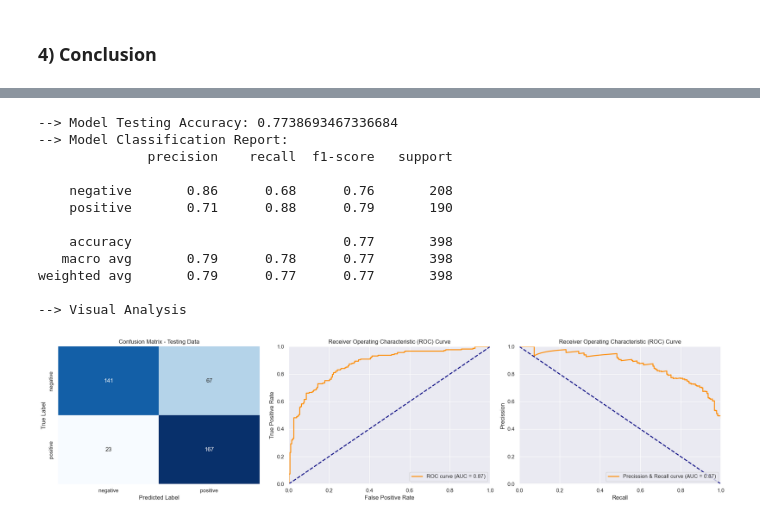
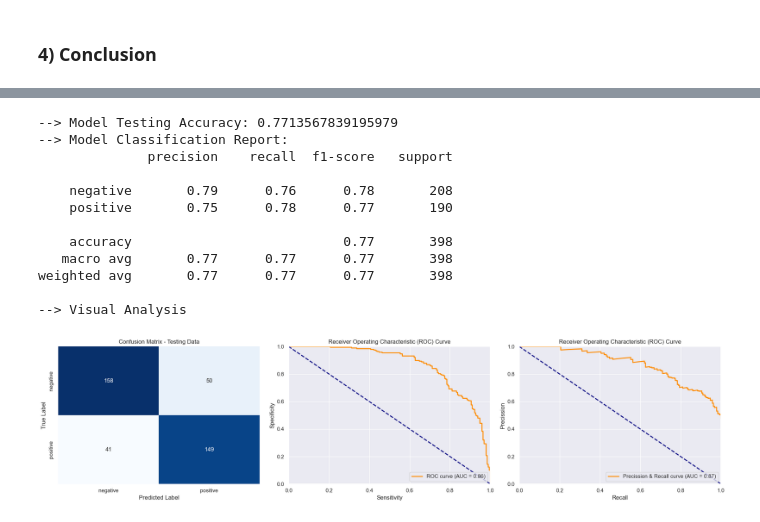
Before and after one commit to jquinatoa/Jquinatoa_Portfolio, a Jupyter notebook: RNN - Sentiment Analysis/sentiment_analysis.ipynb, the cells around one changed output, grey strips where cells are left out. Saved outputs shown, nothing was run; the diff lists cells and outputs as text; code cells hidden in the pictures.

```diff
--- a/RNN - Sentiment Analysis/sentiment_analysis.ipynb
+++ b/RNN - Sentiment Analysis/sentiment_analysis.ipynb
@@ -513,13 +549,13 @@ model_bilstm.compile(loss='binary_crossentropy', optimizer=Nadam(learning_rate=0
 model_bilstm.summary()
 
 # Define callbacks
-checkpoint_callback = tf.keras.callbacks.ModelCheckpoint(filepath='models/bilstm_model.h5.h5',
+checkpoint_callback_bilstm = tf.keras.callbacks.ModelCheckpoint(filepath='models/bilstm_model.h5',
                                                          save_best_only=True,
                                                          monitor='accuracy',
                                                          mode='max',
                                                          verbose=1)
 
-early_stopping_callback = tf.keras.callbacks.EarlyStopping(monitor='val_loss',
+early_stopping_callback_bilstm = tf.keras.callbacks.EarlyStopping(monitor='val_loss',
                                                           patience=3,
                                                           restore_best_weights=True,
                                                           verbose=1)
@@ -529,5 +565,5 @@ history_bilstm_m = model_bilstm.fit(X_train,
                             batch_size= 1,
                             validation_data=(X_validation, validation_data_labels),
                             epochs = 100,
-                            callbacks=[checkpoint_callback, early_stopping_callback])
+                            callbacks=[checkpoint_callback_bilstm, early_stopping_callback_bilstm])
 # %% [output]
@@ -575,12 +615,12 @@ def visual_analysis(model, data_text, data_labels, data_set, threshold = 0.5):
     plt.subplot(1, 3, 2)
     fpr, tpr, _ = roc_curve(data_labels, predicted_labels)
     roc_auc = auc(fpr, tpr)
-    plt.plot(fpr, tpr, color='darkorange', lw=2, label=f'ROC curve (AUC = {roc_auc:.2f})')
-    plt.plot([0, 1], [0, 1], color='navy', lw=2, linestyle='--')
+    plt.plot(tpr, 1 - fpr, color='darkorange', lw=2, label=f'ROC curve (AUC = {roc_auc:.2f})')
+    plt.plot([1, 0], [0, 1], color='navy', lw=2, linestyle='--')
     plt.xlim([0.0, 1.0])
     plt.ylim([0.0, 1.0])
-    plt.xlabel('False Positive Rate')
-    plt.ylabel('True Positive Rate')
+    plt.xlabel('Sensitivity')
+    plt.ylabel('Specificity')
     plt.title('Receiver Operating Characteristic (ROC) Curve')
     plt.legend(loc='lower right')
 
@@ -604,8 +644,8 @@ def visual_analysis(model, data_text, data_labels, data_set, threshold = 0.5):
 def predictions(model, data_text, threshold):
     # Convert predictions to binary labels (0 or 1)
     predicted_labels = model.predict(data_text, verbose=0).flatten()
-    predicted_labels_binary = [1 if label > threshold else 0 for label in predicted_labels]
-    return predicted_labels_binary
+    predicted_labels_binary = (predicted_labels > threshold).astype('int')
+    return np.array(predicted_labels_binary)
 # %% [markdown]
 * ##### Experiment #1 GRU
 # %%
@@ -687,22 +745,23 @@ Upon analyzing the metrics, the GRU model emerges as a favorable choice. It stri
 # %%
-accuracy = accuracy_score(testing_data_labels, predictions(model_bilstm, X_testing, 0.28))
+threshold = 0.36
+accuracy = accuracy_score(testing_data_labels, predictions(model_bilstm, X_testing, threshold))
 print(f"--> Model Testing Accuracy: {accuracy}")
-class_report = classification_report(testing_data_labels, predictions(model_bilstm, X_testing, 0.28), target_names=['negative', 'positive'])
+class_report = classification_report(testing_data_labels, predictions(model_bilstm, X_testing, threshold), target_names=['negative', 'positive'])
 print(f"--> Model Classification Report: \n{class_report}")
 
 print('--> Visual Analysis')
-visual_analysis(model_bilstm, X_testing, testing_data_labels, 'Testing', 0.28)
+visual_analysis(model_bilstm, X_testing, testing_data_labels, 'Testing', threshold)
 # %% [output]
---> Model Testing Accuracy: 0.7738693467336684
+--> Model Testing Accuracy: 0.7713567839195979
 --> Model Classification Report:
               precision    recall  f1-score   support
 
-    negative       0.86      0.68      0.76       208
-    positive       0.71      0.88      0.79       190
+    negative       0.79      0.76      0.78       208
+    positive       0.75      0.78      0.77       190
 
     accuracy                           0.77       398
-   macro avg       0.79      0.78      0.77       398
-weighted avg       0.79      0.77      0.77       398
+   macro avg       0.77      0.77      0.77       398
+weighted avg       0.77      0.77      0.77       398
 
 --> Visual Analysis
-[figure, old version]
+[figure, new version]
```
Also changed, not shown: parts of 10 cells of this notebook, 3 other files.
